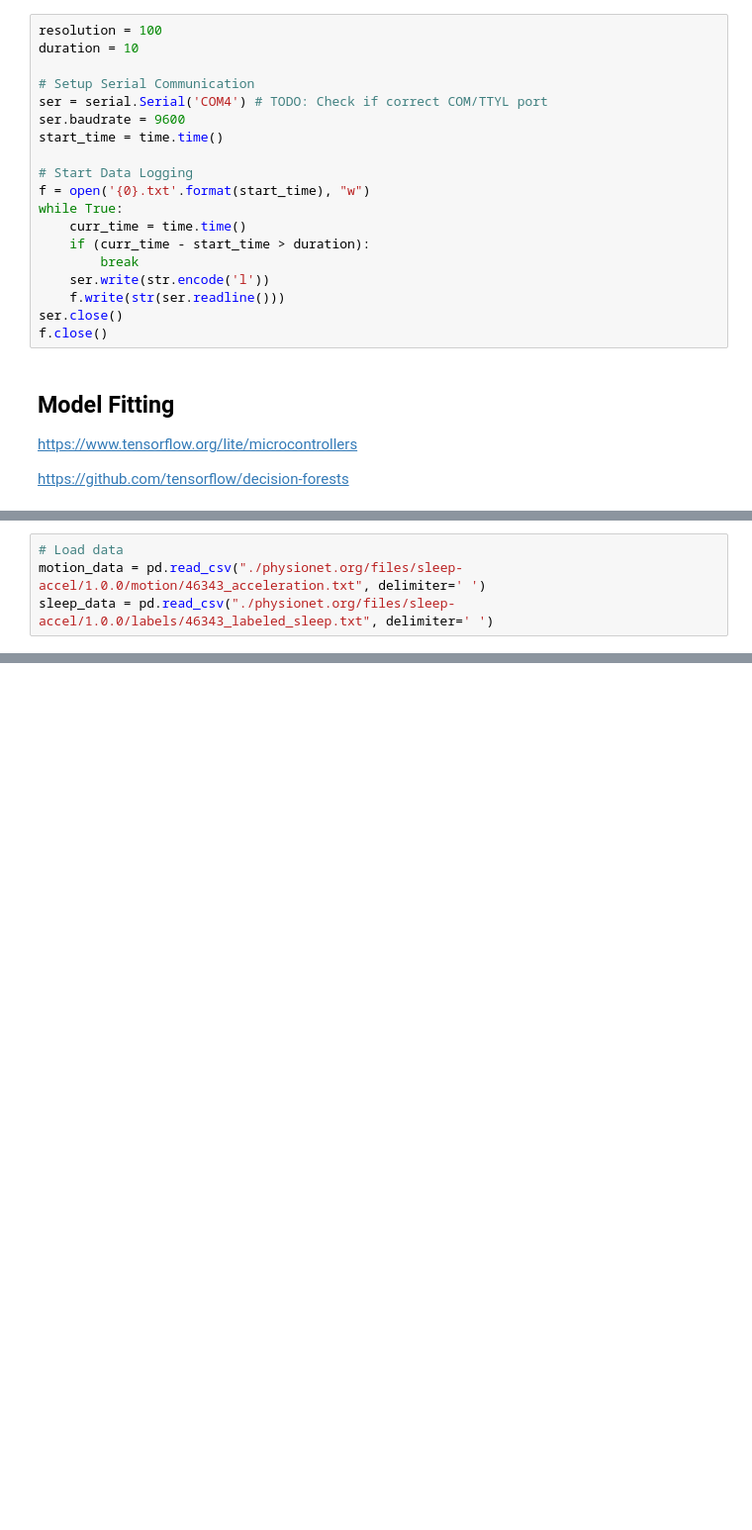
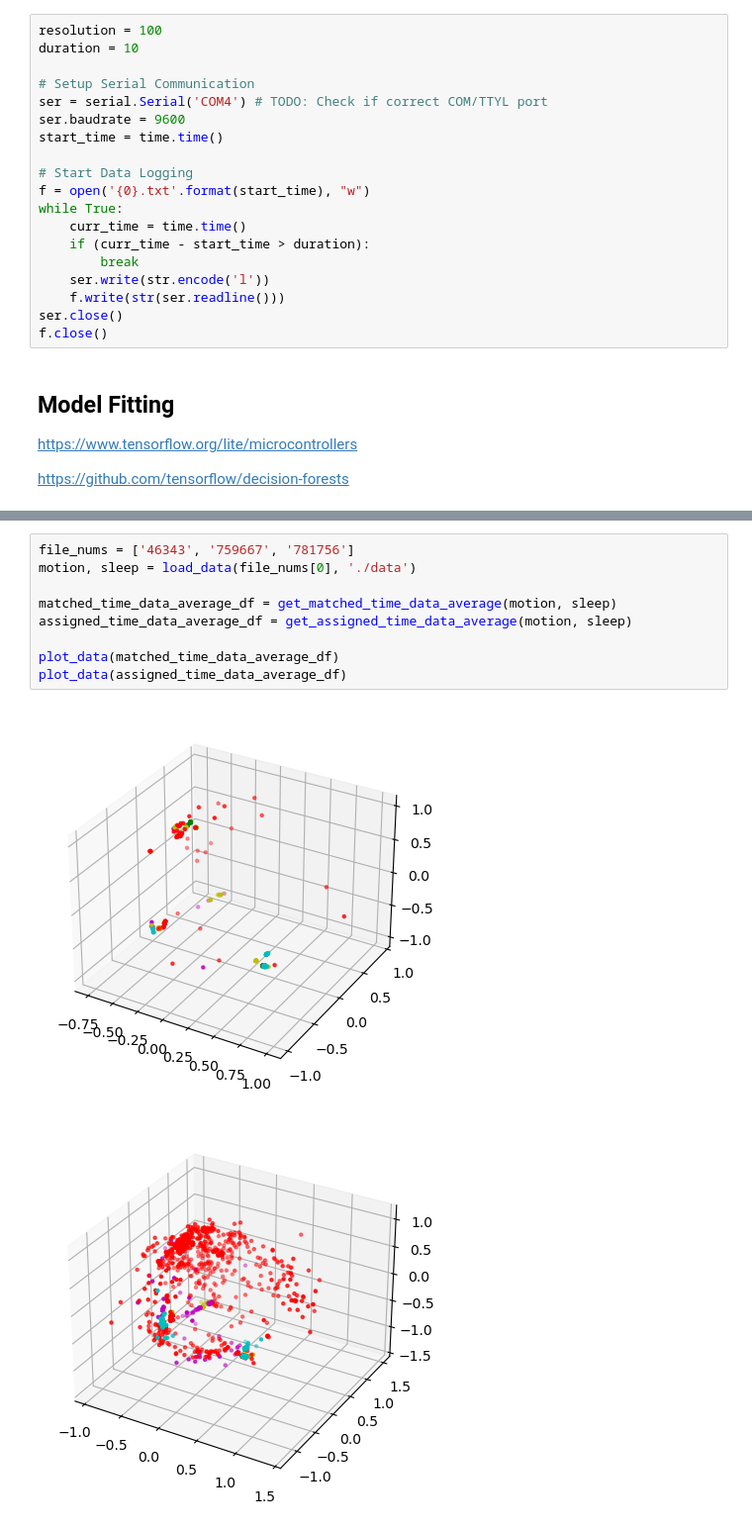
Before and after one commit to EE149-ILMN/fall-proj-2023, a Jupyter notebook: model.ipynb, the cells around one changed output, grey strips where cells are left out. Shown: that part at 99% size. Cells and saved outputs as stored; diff of their text form; blank space fills up the shorter version.

```diff
--- a/model.ipynb
+++ b/model.ipynb
@@ -36,4 +31,0 @@ import pandas as pd
-# %%
-# Load data
-motion_data = pd.read_csv("./physionet.org/files/sleep-accel/1.0.0/motion/46343_acceleration.txt", delimiter=' ')
-sleep_data = pd.read_csv("./physionet.org/files/sleep-accel/1.0.0/labels/46343_labeled_sleep.txt", delimiter=' ')
@@ -39,0 +90,12 @@ sleep_data = pd.read_csv("./physionet.org/files/sleep-accel/1.0.0/labels/46343_l
+# %%
+file_nums = ['46343', '759667', '781756']
+motion, sleep = load_data(file_nums[0], './data')
+
+matched_time_data_average_df = get_matched_time_data_average(motion, sleep)
+assigned_time_data_average_df = get_assigned_time_data_average(motion, sleep)
+
+plot_data(matched_time_data_average_df)
+plot_data(assigned_time_data_average_df)
+# %% [output]
+[figure, added]
+[figure, added]
```
Also changed, not shown: parts of 28 cells of this notebook, 2 other files.
